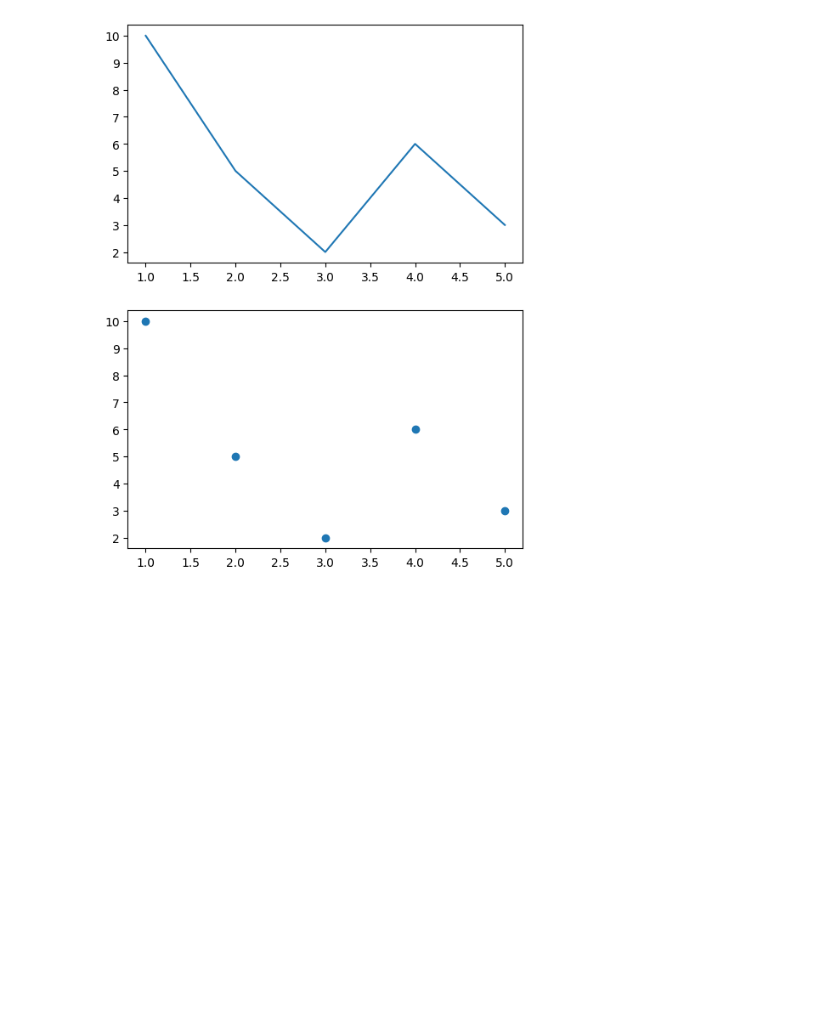
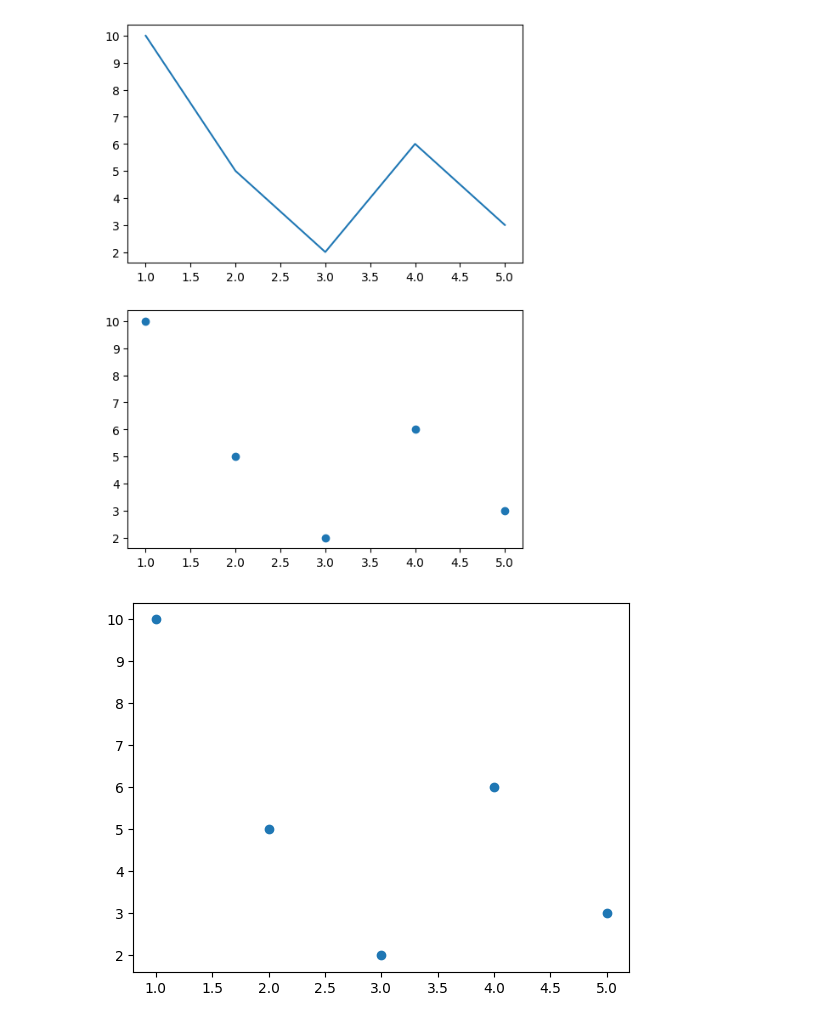
Before and after one commit to NikitaaArora/Ineuron, a Jupyter notebook: Python/Libraries/PANDAS/seaborn+matlotlib.ipynb, the cells around one changed output. Drawn from its saved outputs; the diff is of its cells as text; code cells hidden in the pictures; blank space fills up the shorter version.

```diff
--- a/Python/Libraries/PANDAS/seaborn+matlotlib.ipynb
+++ b/Python/Libraries/PANDAS/seaborn+matlotlib.ipynb
@@ -77,0 +87,8 @@ ax2.scatter(x,y)
+# %%
+x = [1,2,3,4,5]
+y= [10,5,2,6,3]
+# %%
+plt.scatter(x,y)
+plt.show()
+# %% [output]
+[figure, added]
```
Also changed, not shown: parts of 4 cells of this notebook.
